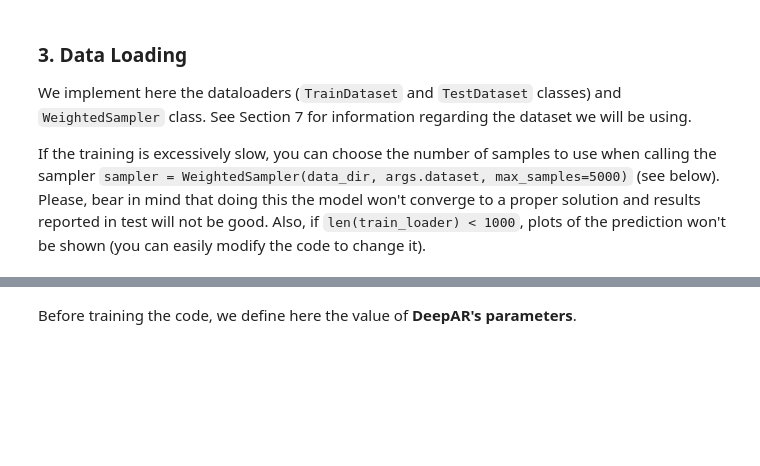
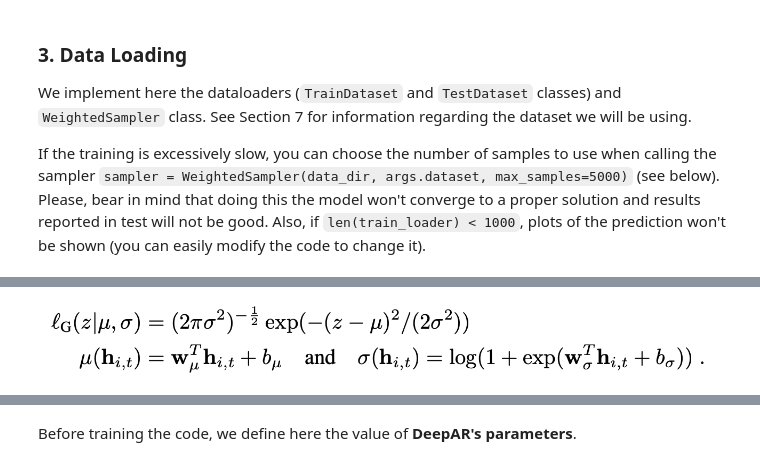
Before and after one commit to fmorenopino/Deep-Learning-Time-Series-Forecasting, a Jupyter notebook: DeepAR/DeepAR_intro.ipynb, the cells around one changed output, grey strips where cells are left out. Drawn from its saved outputs; the diff is of its cells as text; code cells hidden in the pictures; blank space fills up the shorter version.

```diff
--- a/DeepAR/DeepAR_intro.ipynb
+++ b/DeepAR/DeepAR_intro.ipynb
@@ -424,3 +417,8 @@ As can been seen in the previous cell, DeepAR parametrizes the Gaussian likeliho
+# %%
+PATH = 'notebook_images/parametrization.png'
+Image(filename = PATH)
+# %% [output]
+[figure, added]
 # %% [markdown]
 ### 6. Bringing It All Together
 Now we construct the necessary objects, load datasets, and run the training and evaluation loop. This mirrors the code under the `if __name__ == "__main__"` block in `main.py`.
```
Also changed, not shown: parts of 17 cells of this notebook, 3 other files.
